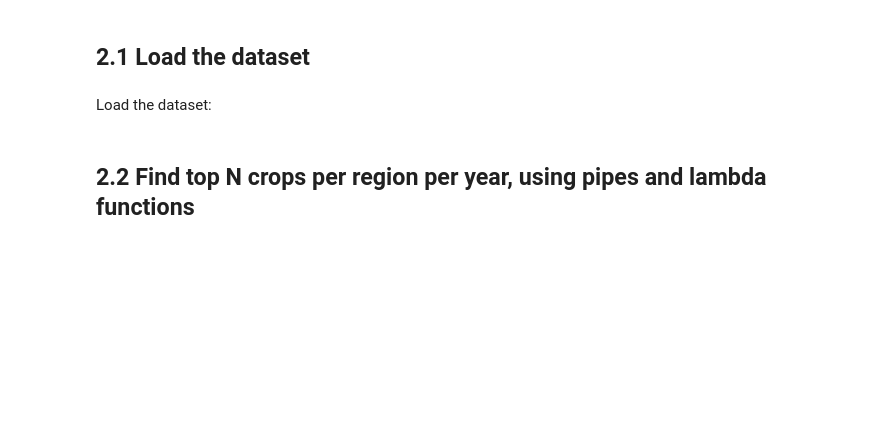
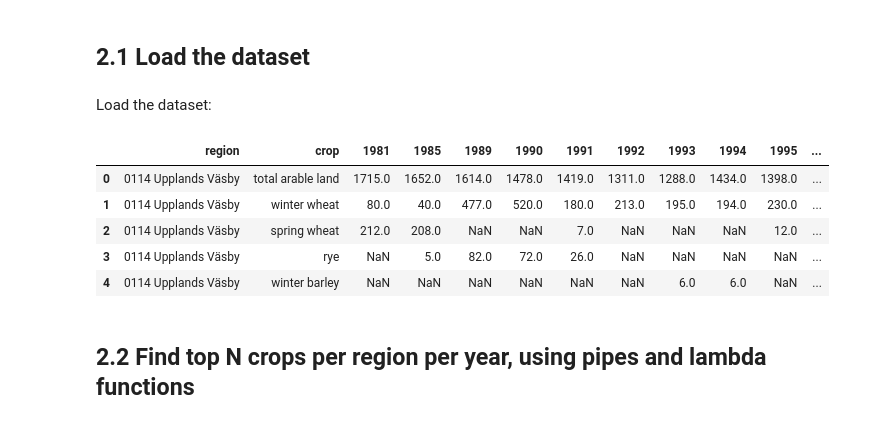
Before and after one commit to ivonilsson/dsp, a Jupyter notebook: a1/task2.ipynb, the cells around one changed output. Saved outputs shown, nothing was run; the diff lists cells and outputs as text; code cells hidden in the pictures; blank space fills up the shorter version.

```diff
--- a/a1/task2.ipynb
+++ b/a1/task2.ipynb
@@ -12,6 +12,14 @@ import pandas as pd
 Load the dataset:
 # %%
 df = pd.read_csv("JO0104D3_20250411-135149.csv", encoding="latin-1", na_values=['..'])
+df.head()
+# %% [output]
+|  | region | crop | 1981 | 1985 | 1989 | 1990 | 1991 | 1992 | 1993 | 1994 | 1995 | ... |
+| 0 | 0114 Upplands Väsby | total arable land | 1715.0 | 1652.0 | 1614.0 | 1478.0 | 1419.0 | 1311.0 | 1288.0 | 1434.0 | 1398.0 | ... |
+| 1 | 0114 Upplands Väsby | winter wheat | 80.0 | 40.0 | 477.0 | 520.0 | 180.0 | 213.0 | 195.0 | 194.0 | 230.0 | ... |
+| 2 | 0114 Upplands Väsby | spring wheat | 212.0 | 208.0 | NaN | NaN | 7.0 | NaN | NaN | NaN | 12.0 | ... |
+| 3 | 0114 Upplands Väsby | rye | NaN | 5.0 | 82.0 | 72.0 | 26.0 | NaN | NaN | NaN | NaN | ... |
+| 4 | 0114 Upplands Väsby | winter barley | NaN | NaN | NaN | NaN | NaN | NaN | 6.0 | 6.0 | NaN | ... |
 # %% [markdown]
 ## 2.2 Find top N crops per region per year, using pipes and lambda functions
 # %% [markdown]
```
Also changed, not shown: parts of 2 cells of this notebook, 2 other files.
